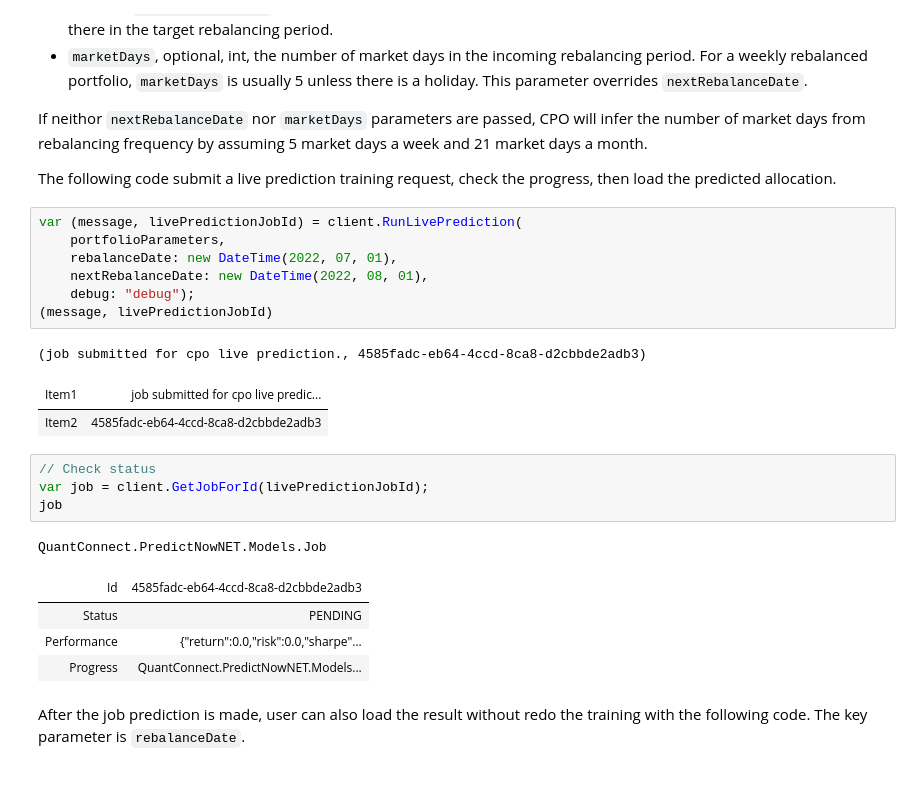
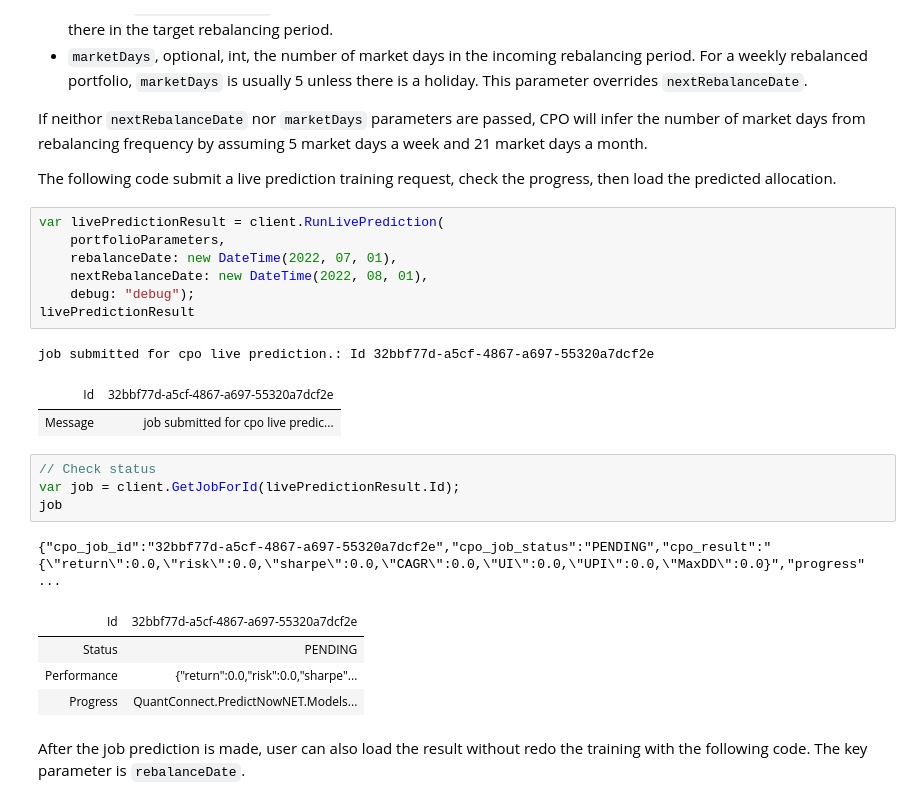
Before and after one commit to QuantConnect/PredictNowNET, a Jupyter notebook: PredictNowNET-Example-CSharp.ipynb, the cells around one changed output. Cells and saved outputs as stored; diff of their text form.

```diff
--- a/PredictNowNET-Example-CSharp.ipynb
+++ b/PredictNowNET-Example-CSharp.ipynb
@@ -233,23 +229,23 @@ If neithor `nextRebalanceDate` nor `marketDays` parameters are passed, CPO will
 
 The following code submit a live prediction training request, check the progress, then load the predicted allocation.
 # %%
-var (message, livePredictionJobId) = client.RunLivePrediction(
+var livePredictionResult = client.RunLivePrediction(
     portfolioParameters,
     rebalanceDate: new DateTime(2022, 07, 01),
     nextRebalanceDate: new DateTime(2022, 08, 01),
     debug: "debug");
-(message, livePredictionJobId)
+livePredictionResult
 # %% [output]
-(job submitted for cpo live prediction., 4585fadc-eb64-4ccd-8ca8-d2cbbde2adb3)
+job submitted for cpo live prediction.: Id 32bbf77d-a5cf-4867-a697-55320a7dcf2e
-| Item1 | job submitted for cpo live predic... |
-| Item2 | 4585fadc-eb64-4ccd-8ca8-d2cbbde2adb3 |
+| Id | 32bbf77d-a5cf-4867-a697-55320a7dcf2e |
+| Message | job submitted for cpo live predic... |
 # %%
 // Check status
-var job = client.GetJobForId(livePredictionJobId);
+var job = client.GetJobForId(livePredictionResult.Id);
 job
 # %% [output]
-QuantConnect.PredictNowNET.Models.Job
+{"cpo_job_id":"32bbf77d-a5cf-4867-a697-55320a7dcf2e","cpo_job_status":"PENDING","cpo_result":"{\"return\":0.0,\"risk\":0.0,\"sharpe\":0.0,\"CAGR\":0.0,\"UI\":0.0,\"UPI\":0.0,\"MaxDD\":0.0}","progress" ...
-| Id | 4585fadc-eb64-4ccd-8ca8-d2cbbde2adb3 |
+| Id | 32bbf77d-a5cf-4867-a697-55320a7dcf2e |
 | Status | PENDING |
 | Performance | {"return":0.0,"risk":0.0,"sharpe"... |
 | Progress | QuantConnect.PredictNowNET.Models... |
```
Also changed, not shown: parts of 7 cells of this notebook, 6 other files.
